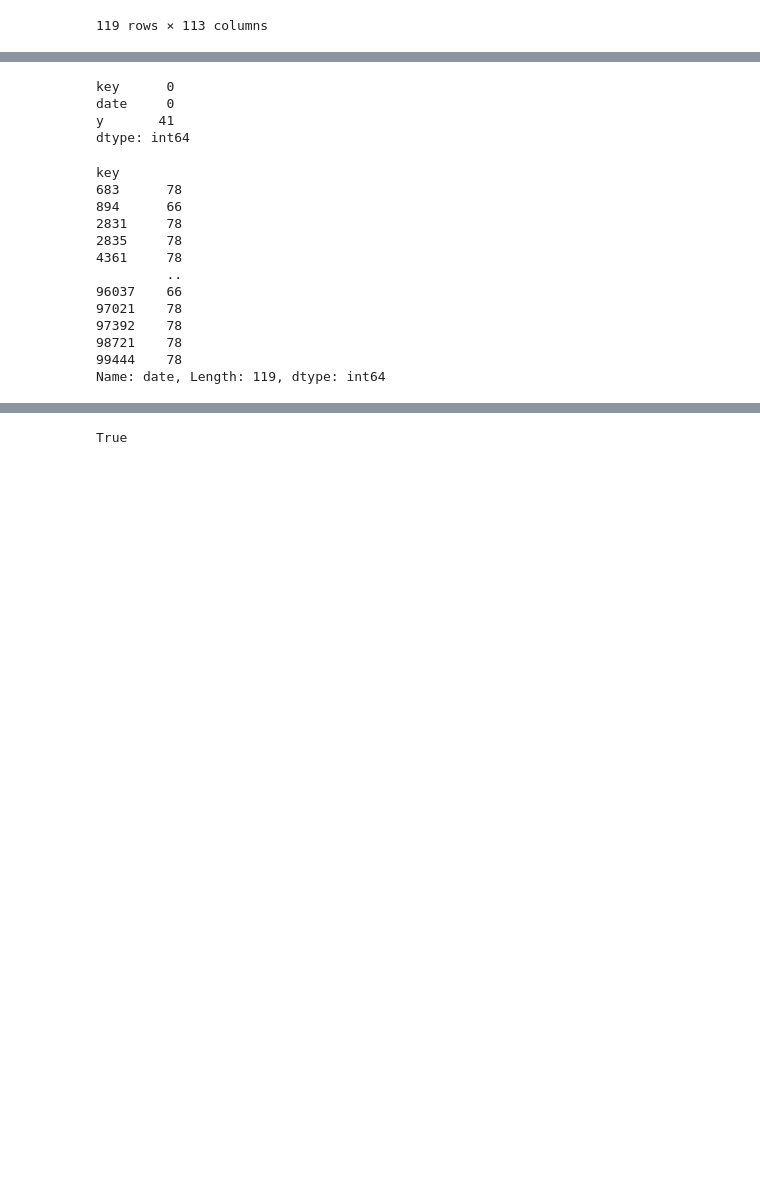
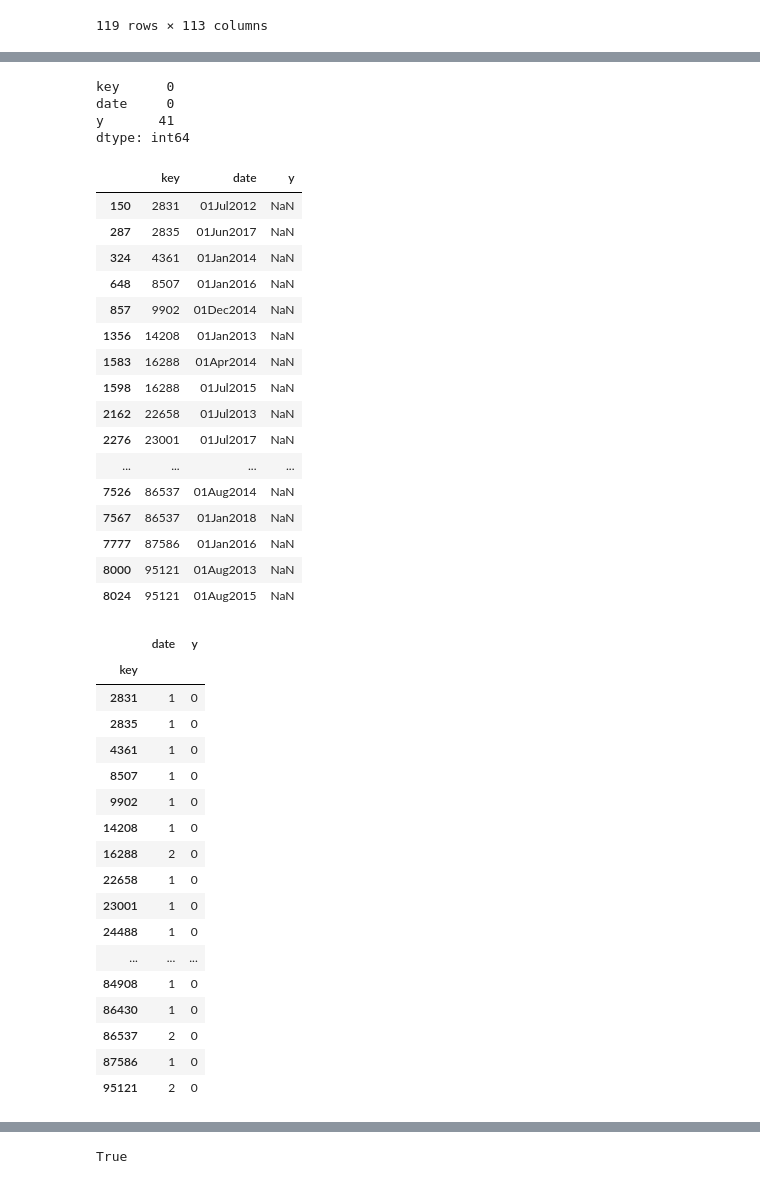
Before and after one commit to Samox1/Python_Micro_Codes, a Jupyter notebook: Nestle_Zadanie_Rekrutacyjne/Nestle_Predykcja_Zadanie.ipynb, the cells around one changed output, grey strips where cells are left out. Saved outputs shown, nothing was run; the diff lists cells and outputs as text; code cells hidden in the pictures; blank space fills up the shorter version.

```diff
--- a/Nestle_Zadanie_Rekrutacyjne/Nestle_Predykcja_Zadanie.ipynb
+++ b/Nestle_Zadanie_Rekrutacyjne/Nestle_Predykcja_Zadanie.ipynb
@@ -133,26 +151,48 @@ memory usage: 197.9+ KB
 | 2 | 683 | 01Mar2012 | 5088.531900 |
 | 3 | 683 | 01Apr2012 | 2837.756051 |
 | 4 | 683 | 01May2012 | 51.311689 |
-# %%
-Y_train.isnull().sum()
-# %% [output]
-key      0
-date     0
-y       41
-dtype: int64
-# %%
-Y_train.groupby('key').count()
-# %% [output]
-key
-683      78
-894      66
-2831     78
-2835     78
-4361     78
-         ..
-96037    66
-97021    78
-97392    78
-98721    78
-99444    78
-Name: date, Length: 119, dtype: int64
+# %%
+# Zobaczmy ile jest wartosci null czy NaN
+Y_train.isnull().sum()
+Y_train[Y_train.isnull().any(axis=1)]
+Y_train[Y_train.isnull().any(axis=1)].groupby('key').count()
+# %% [output]
+key      0
+date     0
+y       41
+dtype: int64
+|  | key | date | y |
+| 150 | 2831 | 01Jul2012 | NaN |
+| 287 | 2835 | 01Jun2017 | NaN |
+| 324 | 4361 | 01Jan2014 | NaN |
+| 648 | 8507 | 01Jan2016 | NaN |
+| 857 | 9902 | 01Dec2014 | NaN |
+| 1356 | 14208 | 01Jan2013 | NaN |
+| 1583 | 16288 | 01Apr2014 | NaN |
+| 1598 | 16288 | 01Jul2015 | NaN |
+| 2162 | 22658 | 01Jul2013 | NaN |
+| 2276 | 23001 | 01Jul2017 | NaN |
+| ... | ... | ... | ... |
+| 7526 | 86537 | 01Aug2014 | NaN |
+| 7567 | 86537 | 01Jan2018 | NaN |
+| 7777 | 87586 | 01Jan2016 | NaN |
+| 8000 | 95121 | 01Aug2013 | NaN |
+| 8024 | 95121 | 01Aug2015 | NaN |
+|  | date | y |
+| key |  |  |
+| 2831 | 1 | 0 |
+| 2835 | 1 | 0 |
+| 4361 | 1 | 0 |
+| 8507 | 1 | 0 |
+| 9902 | 1 | 0 |
+| 14208 | 1 | 0 |
+| 16288 | 2 | 0 |
+| 22658 | 1 | 0 |
+| 23001 | 1 | 0 |
+| 24488 | 1 | 0 |
+| ... | ... | ... |
+| 84908 | 1 | 0 |
+| 86430 | 1 | 0 |
+| 86537 | 2 | 0 |
+| 87586 | 1 | 0 |
+| 95121 | 2 | 0 |
```
Also changed, not shown: parts of 7 cells of this notebook.
